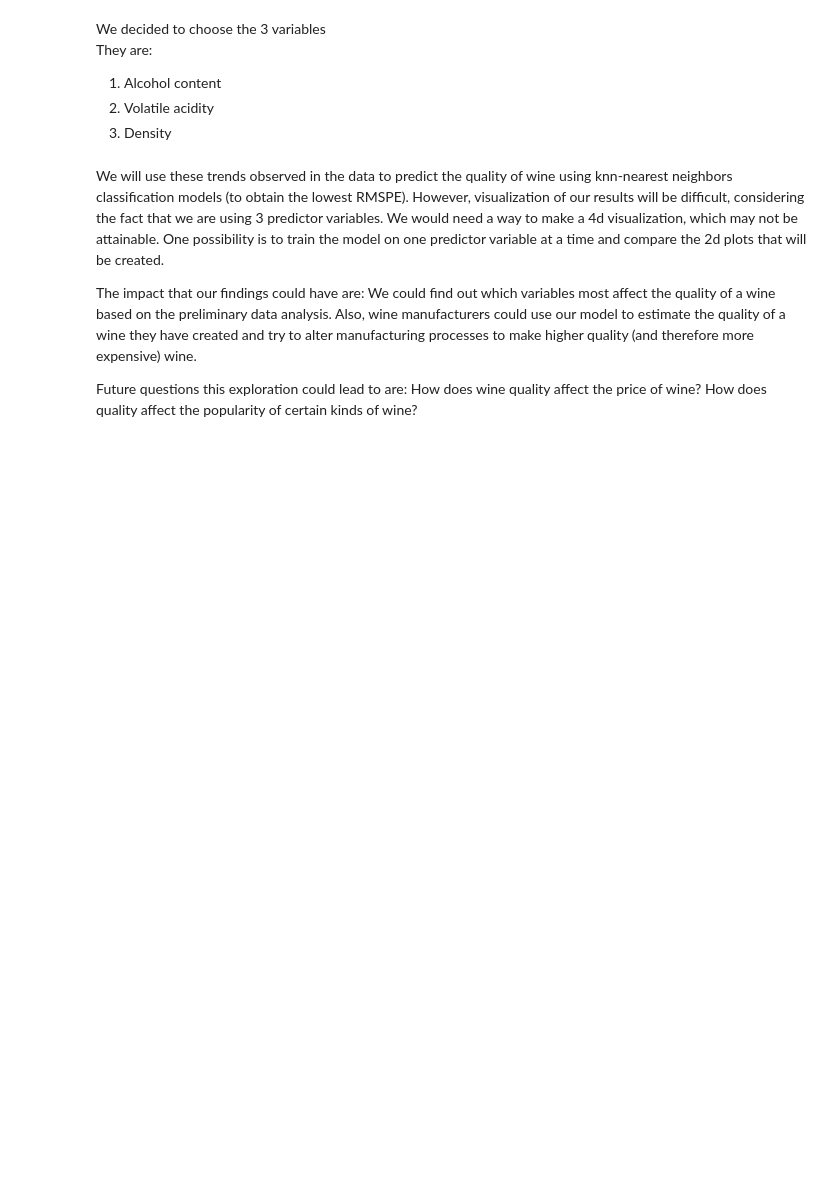
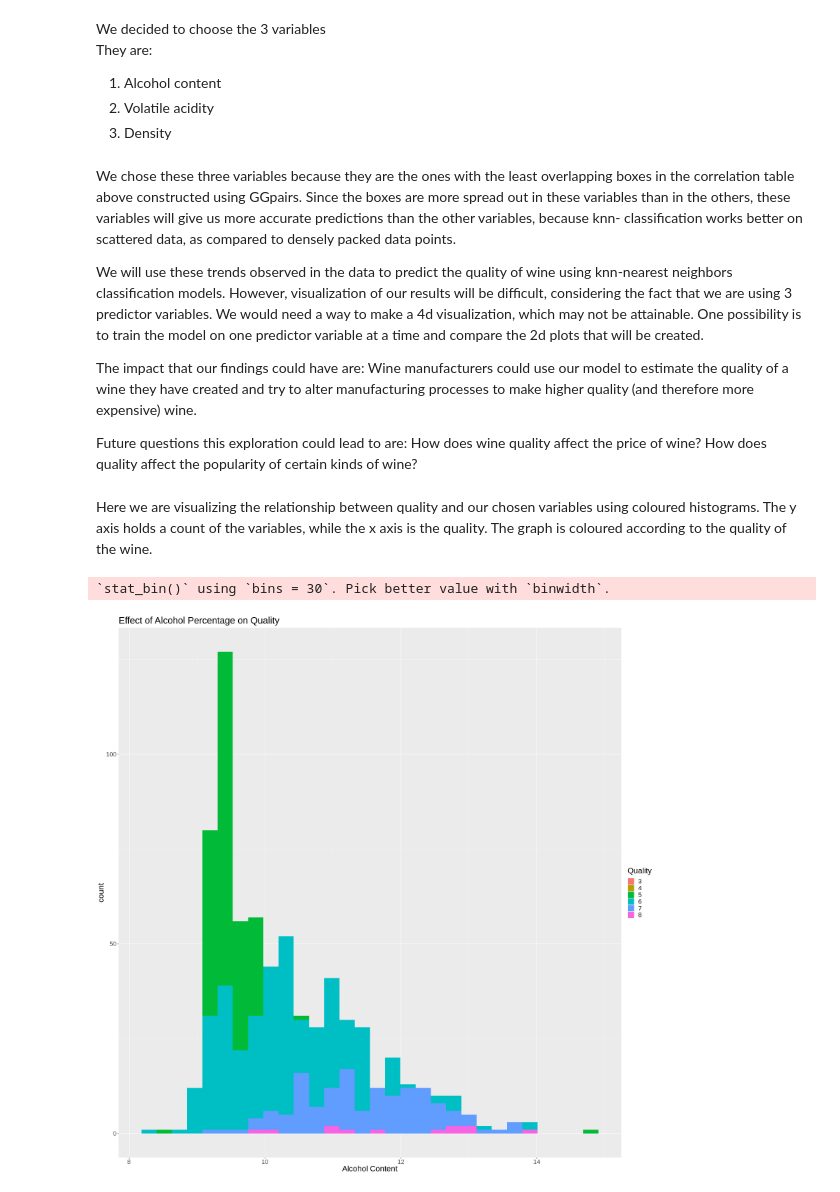
Before and after one commit to owen-smlth/dsci100group44, a Jupyter notebook: groupprojectproposal.ipynb, the cells around one changed output. Drawn from its saved outputs; the diff is of its cells as text; code cells hidden in the pictures; blank space fills up the shorter version.

```diff
--- a/groupprojectproposal.ipynb
+++ b/groupprojectproposal.ipynb
@@ -133,11 +132,24 @@ They are:
 3. Density
 # %% [markdown]
 
-We will use these trends observed in the data to predict the quality of wine using  knn-nearest neighbors classification models (to obtain the lowest RMSPE). However, visualization of our results will be difficult, considering the fact that we are using 3 predictor variables. We would need a way to make a 4d visualization, which may not be attainable. One possibility is to train the model on one predictor variable at a time and compare the 2d plots that will be created.
+We chose these three variables because they are the ones with the least overlapping boxes in the correlation table above constructed using GGpairs. Since the boxes are more spread out in these variables than in the others, these variables will give us more accurate predictions than the other variables, because knn- classification works better on scattered data, as compared to densely packed data points.
 
-The impact that our findings could have are:
-We could find out which variables most affect the quality of a wine based on the preliminary data analysis. Also, wine manufacturers could use our model to estimate the quality of a wine they have created and try to alter manufacturing processes to make higher quality (and therefore more expensive) wine.
+We will use these trends observed in the data to predict the quality of wine using knn-nearest neighbors classification models. However, visualization of our results will be difficult, considering the fact that we are using 3 predictor variables. We would need a way to make a 4d visualization, which may not be attainable. One possibility is to train the model on one predictor variable at a time and compare the 2d plots that will be created.
 
-Future questions this exploration could lead to are:
-How does wine quality affect the price of wine?
-How does quality affect the popularity of certain kinds of wine?
+The impact that our findings could have are: Wine manufacturers could use our model to estimate the quality of a wine they have created and try to alter manufacturing processes to make higher quality (and therefore more expensive) wine.
+
+Future questions this exploration could lead to are: How does wine quality affect the price of wine? How does quality affect the popularity of certain kinds of wine?
+# %% [markdown]
+Here we are visualizing the relationship between quality and our chosen variables using coloured histograms. The y axis holds a count of the variables, while the x axis is the quality. The graph is coloured according to the quality of the wine.
+# %%
+set.seed(20)
+options(repr.plot.width = 20, repr.plot.height = 20)
+visualization_one <- ggplot(wine_train, aes(x = alcohol, fill = quality))+
+    geom_histogram(position = "identity")+
+    labs(x = "Alcohol Content", fill = "Quality")+
+    theme(text = element_text(size = 20))+
+    ggtitle("Effect of Alcohol Percentage on Quality")
+visualization_one
+# %% [output]
+`stat_bin()` using `bins = 30`. Pick better value with `binwidth`.
+[figure, added]
```
Also changed, not shown: parts of 14 cells of this notebook.
